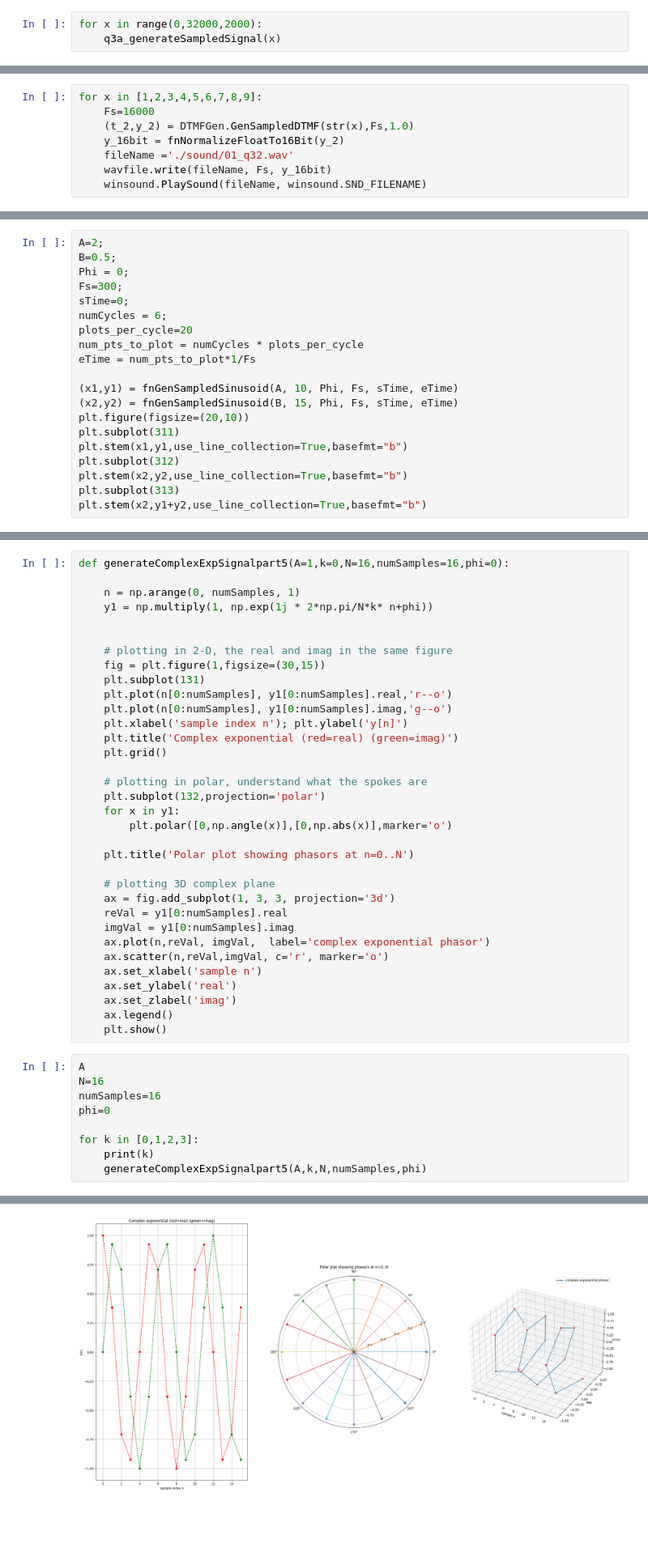
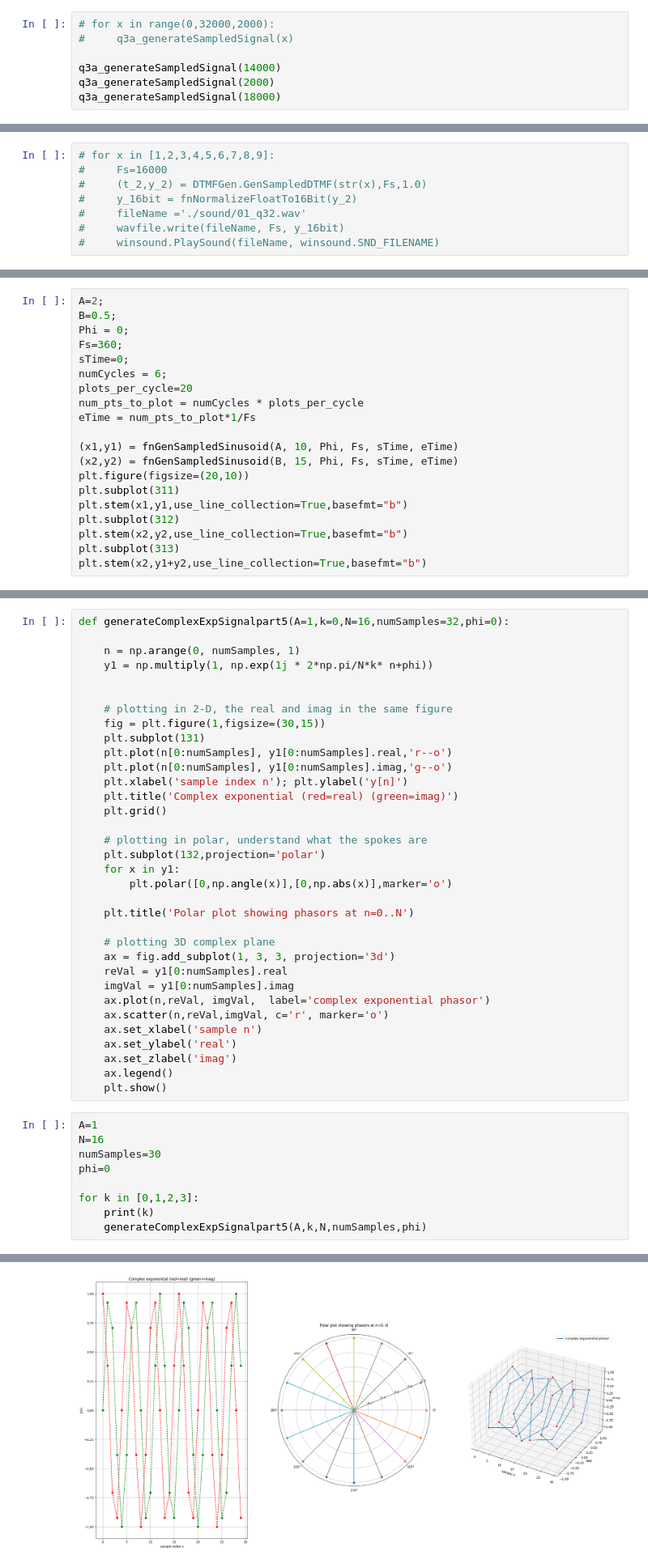
Before and after one commit to Chockaaa/CE3007-Digital-Signal-Processing-Lab, a Jupyter notebook: Lab1_Manual/Lab1_Example/Lab1.ipynb, the cells around one changed output, grey strips where cells are left out. Shown at 81% size. Drawn from its saved outputs; the diff is of its cells as text; blank space fills up the shorter version.

```diff
--- a/Lab1_Manual/Lab1_Example/Lab1.ipynb
+++ b/Lab1_Manual/Lab1_Example/Lab1.ipynb
@@ -182,8 +181,12 @@ def q3a_generateSampledSignal(F=1000):
     wavfile.write(fileName, Fs, y_16bit)
     winsound.PlaySound(fileName, winsound.SND_FILENAME)
 # %%
-for x in range(0,32000,2000):
-    q3a_generateSampledSignal(x)
+# for x in range(0,32000,2000):
+#     q3a_generateSampledSignal(x)
+
+q3a_generateSampledSignal(14000)
+q3a_generateSampledSignal(2000)
+q3a_generateSampledSignal(18000)
 # %% [markdown]
 Q3a)
 The sampling frequency is 16KHz. Hence, the Nyquist frequency is 8KHz. The highest frequency that can be represented is 8KHz. The lowest frequency that can be represented is 0Hz.
@@ -308,11 +318,11 @@ class DTMFGen:
 
         return t,y
 # %%
-for x in [1,2,3,4,5,6,7,8,9]:
-    Fs=16000
-    (t_2,y_2) = DTMFGen.GenSampledDTMF(str(x),Fs,1.0)
-    y_16bit = fnNormalizeFloatTo16Bit(y_2)
-    fileName ='./sound/01_q32.wav'
-    wavfile.write(fileName, Fs, y_16bit)
-    winsound.PlaySound(fileName, winsound.SND_FILENAME)
+# for x in [1,2,3,4,5,6,7,8,9]:
+#     Fs=16000
+#     (t_2,y_2) = DTMFGen.GenSampledDTMF(str(x),Fs,1.0)
+#     y_16bit = fnNormalizeFloatTo16Bit(y_2)
+#     fileName ='./sound/01_q32.wav'
+#     wavfile.write(fileName, Fs, y_16bit)
+#     winsound.PlaySound(fileName, winsound.SND_FILENAME)
 # %%
@@ -336,7 +347,7 @@ a. Find the discrete time representation of y1[n], y2[n], and y3[n].
 A=2;
 B=0.5;
 Phi = 0;
-Fs=300;
+Fs=360;
 sTime=0;
 numCycles = 6;
 plots_per_cycle=20
@@ -443,7 +456,7 @@ Let W^k = 1e^j(2pi/N *kn) and k ∈ Z
 a. Generate the 2-D polar and 3-D plots of 𝑊􀯞 for N = 16, n = 0..N-1,
 plot W^0,W^1,W^2,W^3
 # %%
-def generateComplexExpSignalpart5(A=1,k=0,N=16,numSamples=16,phi=0):
+def generateComplexExpSignalpart5(A=1,k=0,N=16,numSamples=32,phi=0):
 
     n = np.arange(0, numSamples, 1)
     y1 = np.multiply(1, np.exp(1j * 2*np.pi/N*k* n+phi))
@@ -477,9 +490,9 @@ def generateComplexExpSignalpart5(A=1,k=0,N=16,numSamples=16,phi=0):
     ax.legend()
     plt.show()
 # %%
-A
+A=1
 N=16
-numSamples=16
+numSamples=30
 phi=0
 
 for k in [0,1,2,3]:
@@ -495,5 +508,5 @@ for k in [0,1,2,3]:
 3
-[figure, old version]
+[figure, new version]
 # %% [markdown]
 b. Comment on their relationship with respect to k and number of cycles and angular frequency.
 # %% [markdown]
```
Also changed, not shown: parts of 11 cells of this notebook, 1 other file.
